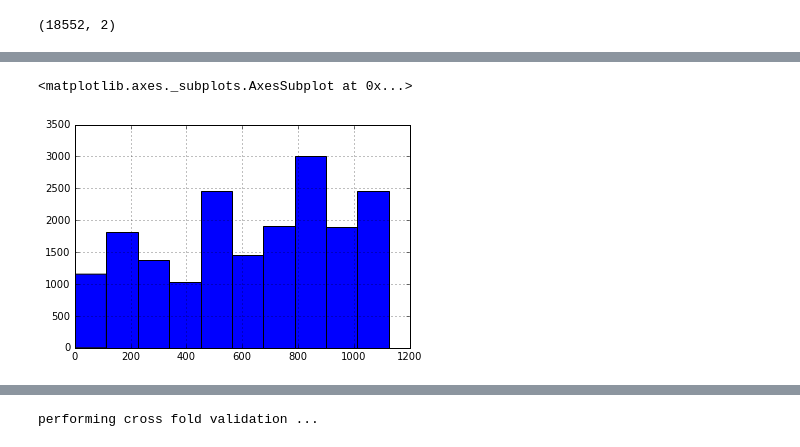
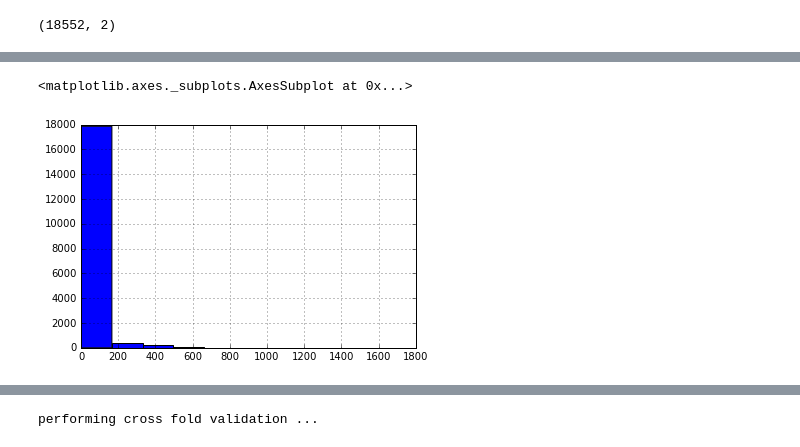
Before and after one commit to darekarsam/TelstraChallenge, a Jupyter notebook: kaggleChallenge.ipynb, the cells around one changed output, grey strips where cells are left out. Drawn from its saved outputs; the diff is of its cells as text; code cells hidden in the pictures.

```diff
--- a/kaggleChallenge.ipynb
+++ b/kaggleChallenge.ipynb
@@ -62,0 +75,5 @@ len(data.location.unique())
+# %%
+bins=range(0,1300,100)
+names=range(0,12,1)
+data['loc_cat']=pd.cut(data.location,bins,labels=names)
+data.head()
@@ -62,0 +89,3 @@ len(data.location.unique())
+# %%
+data['index1']=data.index
+loc=data.indexdata.groupby('location').count()[['index1']]
@@ -62,0 +97,3 @@ len(data.location.unique())
+# %%
+df=pd.get_dummies(data.loc_cat,prefix='loc_cat')
+df.head()
@@ -63,5 +108,9 @@ len(data.location.unique())
+# %%
+# data=data.join(df)
+data=pd.concat([data,df], axis=1)
+data.drop('loc_cat',axis=1,inplace=True)
 # %%
-data.location.hist()
+data.volume.hist()
 # %% [output]
 <matplotlib.axes._subplots.AxesSubplot at 0x...>
-[figure, old version]
+[figure, new version]
```
Also changed, not shown: parts of 23 cells of this notebook, 15 other files.
